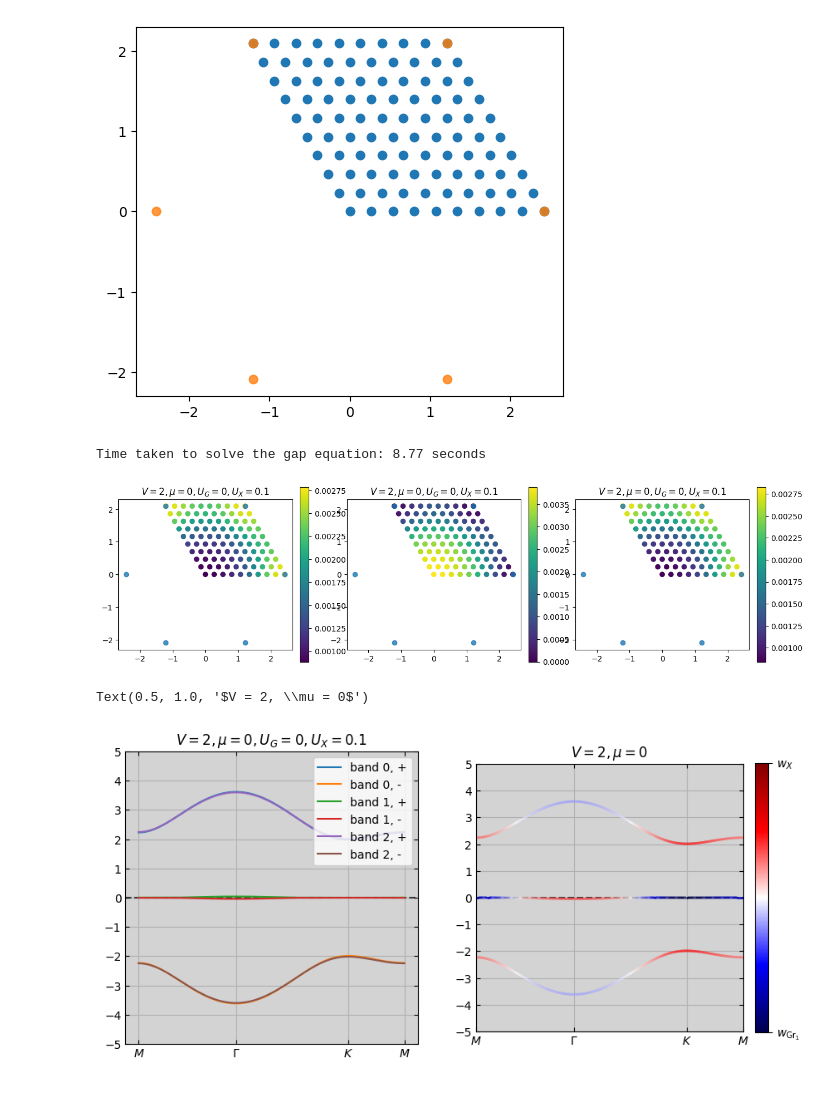
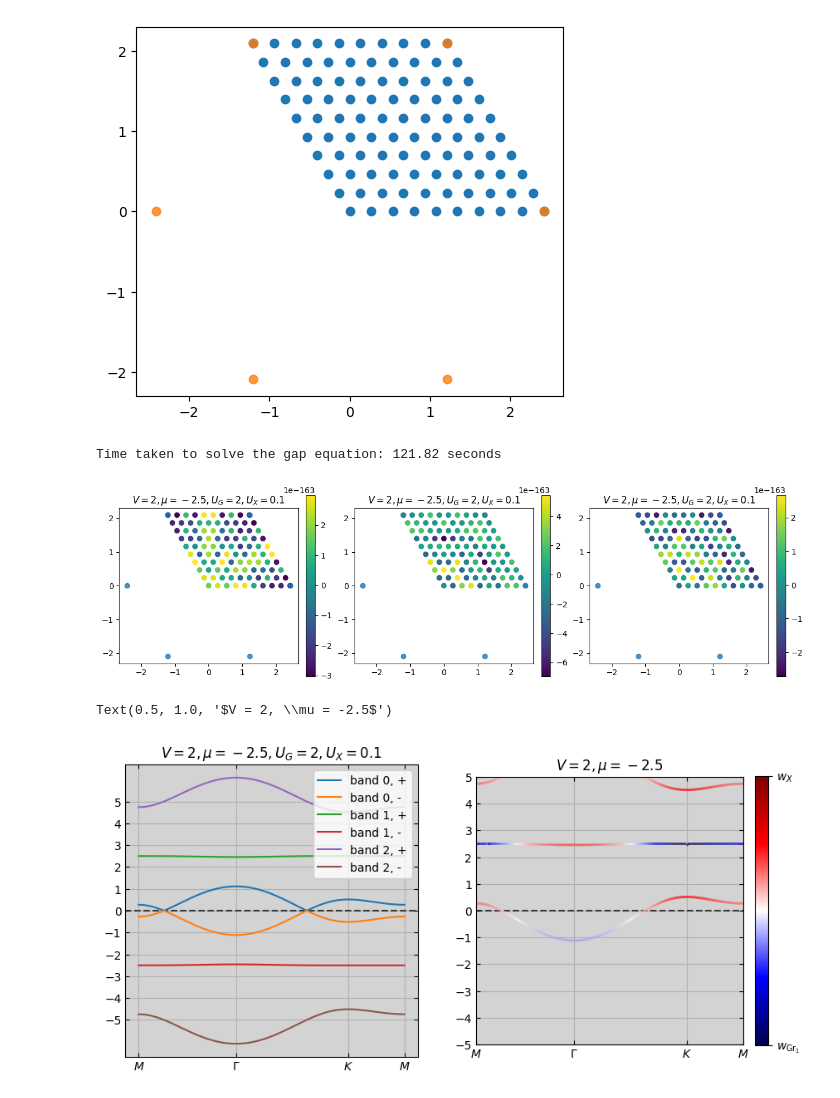
Before and after one commit to Ruberhauptmann/quant-met, a Jupyter notebook: plot_BCS_bandstructure.ipynb, the cells around one changed output. Drawn from its saved outputs; the diff is of its cells as text; code cells hidden in the pictures.

```diff
--- a/plot_BCS_bandstructure.ipynb
+++ b/plot_BCS_bandstructure.ipynb
@@ -26,22 +26,22 @@ BZ_grid_plot = plotting.plot_into_bz(all_K_points, BZ_grid)
 # %%
 import time
 
-config = Configuration(t_gr=1, t_x=0.01, a=lattice_constant, U_Gr=0, U_X=0.1, V=2, mu=0, beta=10000)
+config = Configuration(t_gr=1, t_x=0.01, a=lattice_constant, U_Gr=2, U_X=0.1, V=2, mu=-2.5, beta=10000)
 
 start = time.time()
 delta = find_fixpoint.solve_gap_equation(config, BZ_grid)
 end = time.time()
 print(f'Time taken to solve the gap equation: {end - start:0.2f} seconds')
 delta_interpolated = find_fixpoint.interpolate_gap(delta, whole_path)
 
 fig, axs = plt.subplots(nrows=1, ncols=3, figsize=(3*5, 5))
 
 for delta, ax in zip(delta.data[['delta_1', 'delta_2', 'delta_3']].to_numpy().T, axs):
     ax.set_title(f"$V = {config.V}, \\mu = {config.mu}, U_G = {config.U_Gr}, U_X = {config.U_X}$")
     plotting.scatter_into_bz(all_K_points, BZ_grid, delta, fig=fig, ax=ax)
 # %% [output]
-Time taken to solve the gap equation: 8.77 seconds
+Time taken to solve the gap equation: 121.82 seconds
-[figure, old version]
+[figure, new version]
 # %%
 fig, axs = plt.subplots(nrows=1, ncols=2, figsize=(2*5, 5))
 
@@ -56,5 +56,5 @@ overlaps = band_structure[['wx_1', 'wx_2', 'wx_3']].to_numpy().T
 plotting.plot_nonint_bandstructure(bands, overlaps, whole_path_plot, ticks, labels, fig, axs[1])
 axs[1].set_title(f"$V = {config.V}, \\mu = {config.mu}$")
 # %% [output]
-Text(0.5, 1.0, '$V = 2, \\mu = 0$')
+Text(0.5, 1.0, '$V = 2, \\mu = -2.5$')
-[figure, old version]
+[figure, new version]
```
Also changed, not shown: parts of 2 cells of this notebook, 2 other files.
